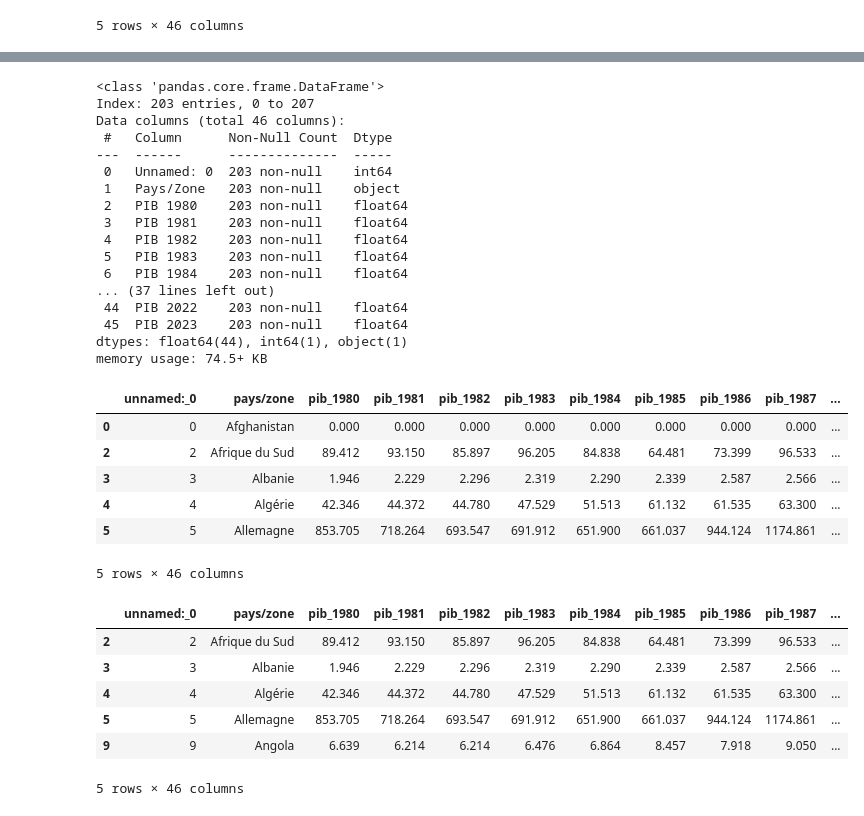
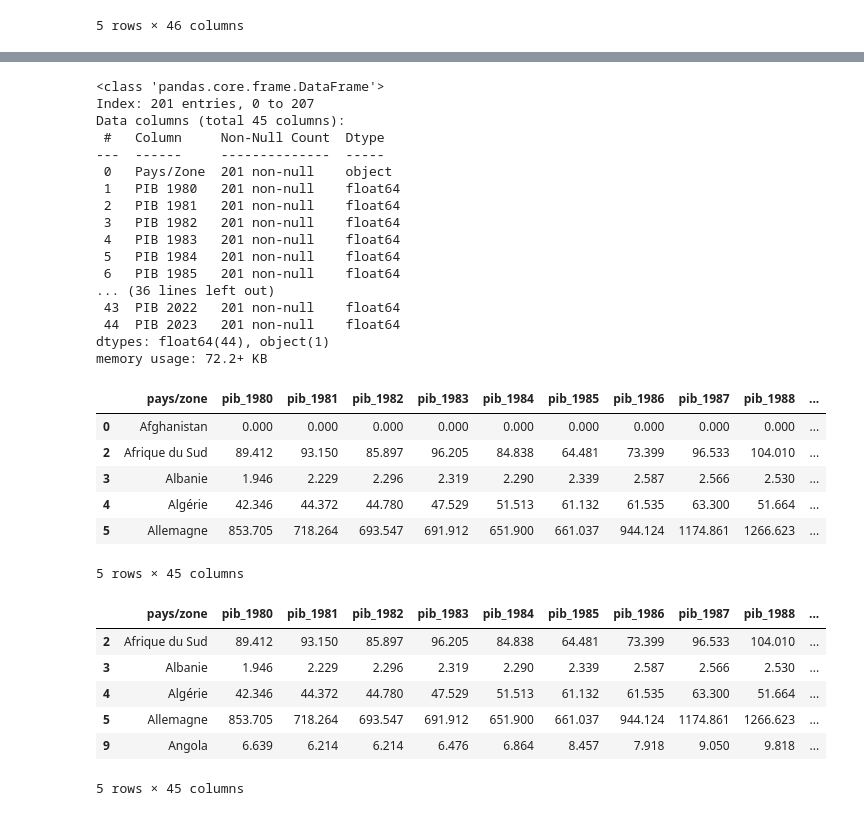
Before and after one commit to medamondonga/world_pib_analysis, a Jupyter notebook: cleaning.ipynb, the cells around one changed output, grey strips where cells are left out. Cells and saved outputs as stored; diff of their text form; code cells hidden in the pictures.

```diff
--- a/cleaning.ipynb
+++ b/cleaning.ipynb
@@ -18,7 +18,10 @@ df=df[~df["Pays/Zone"].isin(["Afrique",
                            "Asie",
                            "Amérique du Nord",
                            "Amérique du Sud",
-                           "Océanie"])]
+                           "Océanie",
+                           "Monde",
+                           "Union européenne"])]
+df = df.drop(columns="Unnamed: 0")
 df.info()
 # %% [output]
 <class 'pandas.core.frame.DataFrame'>
@@ -41,5 +44,5 @@ memory usage: 74.5+ KB
 # %%
-values = df.columns[2:]
+values = df.columns[1:]
 df[values] = df[values].replace("-", "0")
 df[values] = df[values].fillna("0")
 df.head()
@@ -61,42 +64,42 @@ df[values] = (
 df.info()
 # %% [output]
 <class 'pandas.core.frame.DataFrame'>
-Index: 203 entries, 0 to 207
-Data columns (total 46 columns):
- #   Column      Non-Null Count  Dtype
----  ------      --------------  -----
- 0   Unnamed: 0  203 non-null    int64
- 1   Pays/Zone   203 non-null    object
- 2   PIB 1980    203 non-null    float64
- 3   PIB 1981    203 non-null    float64
- 4   PIB 1982    203 non-null    float64
- 5   PIB 1983    203 non-null    float64
- 6   PIB 1984    203 non-null    float64
-... (37 lines left out)
- 44  PIB 2022    203 non-null    float64
- 45  PIB 2023    203 non-null    float64
-dtypes: float64(44), int64(1), object(1)
-memory usage: 74.5+ KB
+Index: 201 entries, 0 to 207
+Data columns (total 45 columns):
+ #   Column     Non-Null Count  Dtype
+---  ------     --------------  -----
+ 0   Pays/Zone  201 non-null    object
+ 1   PIB 1980   201 non-null    float64
+ 2   PIB 1981   201 non-null    float64
+ 3   PIB 1982   201 non-null    float64
+ 4   PIB 1983   201 non-null    float64
+ 5   PIB 1984   201 non-null    float64
+ 6   PIB 1985   201 non-null    float64
+... (36 lines left out)
+ 43  PIB 2022   201 non-null    float64
+ 44  PIB 2023   201 non-null    float64
+dtypes: float64(44), object(1)
+memory usage: 72.2+ KB
 # %%
 df.columns = (df.columns.str.lower().str.replace(" ", "_"))
-values = df.columns[2:]
+values = df.columns[1:]
 df.head()
 # %% [output]
-|  | unnamed:_0 | pays/zone | pib_1980 | pib_1981 | pib_1982 | pib_1983 | pib_1984 | pib_1985 | pib_1986 | pib_1987 | ... |
-| 0 | 0 | Afghanistan | 0.000 | 0.000 | 0.000 | 0.000 | 0.000 | 0.000 | 0.000 | 0.000 | ... |
-| 2 | 2 | Afrique du Sud | 89.412 | 93.150 | 85.897 | 96.205 | 84.838 | 64.481 | 73.399 | 96.533 | ... |
-| 3 | 3 | Albanie | 1.946 | 2.229 | 2.296 | 2.319 | 2.290 | 2.339 | 2.587 | 2.566 | ... |
-| 4 | 4 | Algérie | 42.346 | 44.372 | 44.780 | 47.529 | 51.513 | 61.132 | 61.535 | 63.300 | ... |
-| 5 | 5 | Allemagne | 853.705 | 718.264 | 693.547 | 691.912 | 651.900 | 661.037 | 944.124 | 1174.861 | ... |
+|  | pays/zone | pib_1980 | pib_1981 | pib_1982 | pib_1983 | pib_1984 | pib_1985 | pib_1986 | pib_1987 | pib_1988 | ... |
+| 0 | Afghanistan | 0.000 | 0.000 | 0.000 | 0.000 | 0.000 | 0.000 | 0.000 | 0.000 | 0.000 | ... |
+| 2 | Afrique du Sud | 89.412 | 93.150 | 85.897 | 96.205 | 84.838 | 64.481 | 73.399 | 96.533 | 104.010 | ... |
+| 3 | Albanie | 1.946 | 2.229 | 2.296 | 2.319 | 2.290 | 2.339 | 2.587 | 2.566 | 2.530 | ... |
+| 4 | Algérie | 42.346 | 44.372 | 44.780 | 47.529 | 51.513 | 61.132 | 61.535 | 63.300 | 51.664 | ... |
+| 5 | Allemagne | 853.705 | 718.264 | 693.547 | 691.912 | 651.900 | 661.037 | 944.124 | 1174.861 | 1266.623 | ... |
-5 rows × 46 columns
+5 rows × 45 columns
 # %%
 df_clean = df[(df[values] > 0).all(axis=1)]
 df_clean.head()
 # %% [output]
-|  | unnamed:_0 | pays/zone | pib_1980 | pib_1981 | pib_1982 | pib_1983 | pib_1984 | pib_1985 | pib_1986 | pib_1987 | ... |
-| 2 | 2 | Afrique du Sud | 89.412 | 93.150 | 85.897 | 96.205 | 84.838 | 64.481 | 73.399 | 96.533 | ... |
-| 3 | 3 | Albanie | 1.946 | 2.229 | 2.296 | 2.319 | 2.290 | 2.339 | 2.587 | 2.566 | ... |
-| 4 | 4 | Algérie | 42.346 | 44.372 | 44.780 | 47.529 | 51.513 | 61.132 | 61.535 | 63.300 | ... |
-| 5 | 5 | Allemagne | 853.705 | 718.264 | 693.547 | 691.912 | 651.900 | 661.037 | 944.124 | 1174.861 | ... |
-| 9 | 9 | Angola | 6.639 | 6.214 | 6.214 | 6.476 | 6.864 | 8.457 | 7.918 | 9.050 | ... |
+|  | pays/zone | pib_1980 | pib_1981 | pib_1982 | pib_1983 | pib_1984 | pib_1985 | pib_1986 | pib_1987 | pib_1988 | ... |
+| 2 | Afrique du Sud | 89.412 | 93.150 | 85.897 | 96.205 | 84.838 | 64.481 | 73.399 | 96.533 | 104.010 | ... |
+| 3 | Albanie | 1.946 | 2.229 | 2.296 | 2.319 | 2.290 | 2.339 | 2.587 | 2.566 | 2.530 | ... |
+| 4 | Algérie | 42.346 | 44.372 | 44.780 | 47.529 | 51.513 | 61.132 | 61.535 | 63.300 | 51.664 | ... |
+| 5 | Allemagne | 853.705 | 718.264 | 693.547 | 691.912 | 651.900 | 661.037 | 944.124 | 1174.861 | 1266.623 | ... |
+| 9 | Angola | 6.639 | 6.214 | 6.214 | 6.476 | 6.864 | 8.457 | 7.918 | 9.050 | 9.818 | ... |
-5 rows × 46 columns
+5 rows × 45 columns
```
Also changed, not shown: parts of 3 cells of this notebook, 2 other files.
